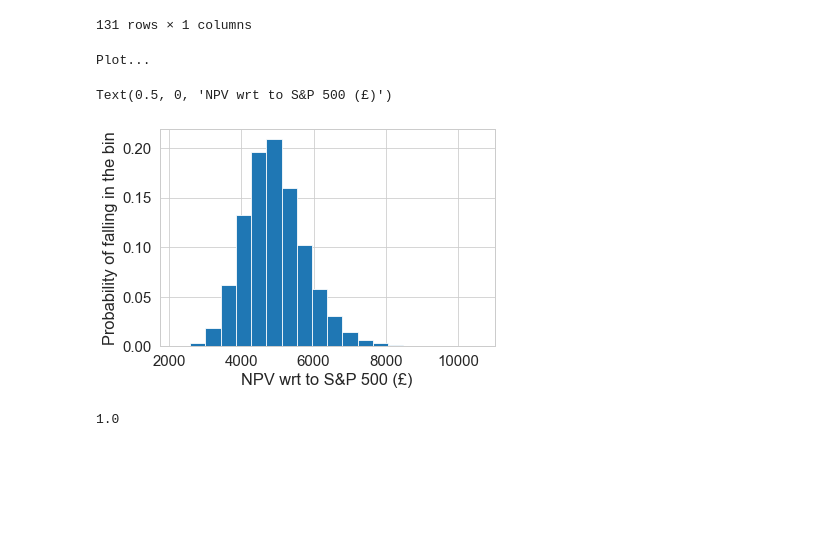
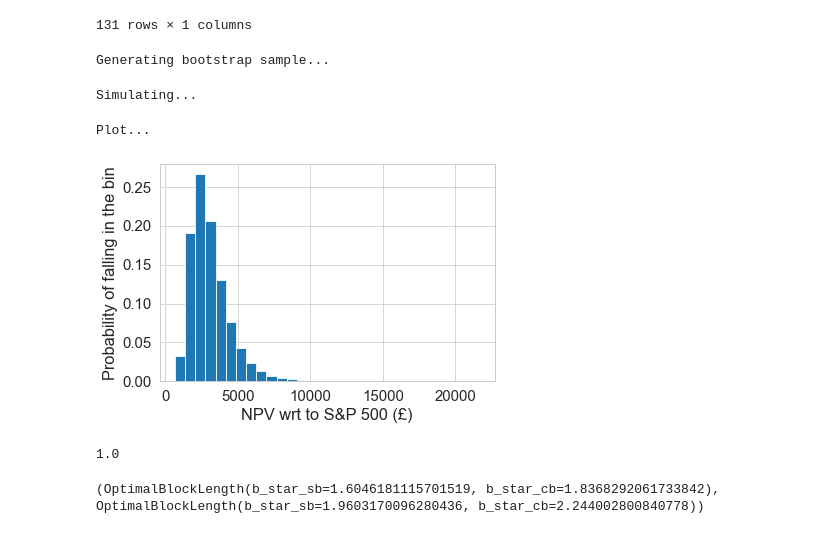
Before and after one commit to Zentrik/Student-Loan-NPV-Calculator-England, a Jupyter notebook: NPV bootstrap.ipynb, the cells around one changed output. Saved outputs shown, nothing was run; the diff lists cells and outputs as text; code cells hidden in the pictures; blank space fills up the shorter version.

```diff
--- a/NPV bootstrap.ipynb
+++ b/NPV bootstrap.ipynb
@@ -244,6 +238,17 @@ def run_simulation(bootstrap_samples, first_payment, lower_taxband, base_yrly_sa
             results.append(run_trial(each))
 
     return np.array(results)
+# %%
+from numba import prange
+
+@njit(parallel=True)
+def run_simulation_numba(bootstrap_samples, first_payment, lower_taxband, base_yrly_salary, real_salary_mnthonmnth_growth, real_avg_salary_mnthonmnth_growth, daterange1, daterange2):
+    results = np.zeros((bootstrap_samples.shape[0], 3))
+
+    for i in prange(bootstrap_samples.shape[0]):
+        results[i] = sim_portfolio(bootstrap_samples[i], first_payment, lower_taxband, base_yrly_salary, real_salary_mnthonmnth_growth, real_avg_salary_mnthonmnth_growth, daterange1, daterange2)
+
+    return results
 # %%
 """
 returns_df:           the dataframe of sp500 and cpi monthly percentage change from previous month
@@ -270,27 +275,34 @@ daterange1 = [d.strftime("%Y-%m-%d")
               for d in pd.date_range(first_payment, "2026-04-05")]
 daterange2 = [d.strftime("%Y-%m-%d")
               for d in pd.date_range("2026-04-06", last_repayment)]
+
+from numba.typed import List
+daterange1_numba = List(daterange1)
+daterange2_numba = List(daterange2)
 # %%
 print('Generating bootstrap sample...')
 bootstrap_samples = gen_bootstrap_samples(
-    sp500_cpi_df, 100000, no_of_months, kind='stationary', block_length=36)
+    sp500_cpi_df, 100000, no_of_months, kind='stationary', block_length=2)
 # block length was 10 years in example, however that is almost all of the data
-
-print('Simulating...')
-results = run_simulation(bootstrap_samples, first_payment, lower_taxband, base_yrly_salary,
-                         real_salary_mnthonmnth_growth, real_avg_salary_mnthonmnth_growth, last_repayment, daterange1, daterange2, 1, 8)
+# %% [output]
+Generating bootstrap sample...
+# %%
+print('Simulating...')
+#results = run_simulation(bootstrap_samples, first_payment, lower_taxband, base_yrly_salary, real_salary_mnthonmnth_growth, real_avg_salary_mnthonmnth_growth, daterange1, daterange2, 1, 8)
+results = run_simulation_numba(bootstrap_samples, first_payment, lower_taxband, base_yrly_salary, real_salary_mnthonmnth_growth, real_avg_salary_mnthonmnth_growth, daterange1_numba, daterange2_numba)
+# %% [output]
+Simulating...
 # %%
 print('Plot...')
 #plt.hist(results[:, 2])
 S = results[:, 2]
-plt.hist(S, weights=np.ones_like(S) / len(S), bins=20)
+plt.hist(S, weights=np.ones_like(S) / len(S), bins=30)
 plt.ylabel("Probability of falling in the bin")
 plt.xlabel("NPV wrt to S&P 500 (£)")
 plt.show() # not necessary, used to hide output of previous command
 # %% [output]
 Plot...
-Text(0.5, 0, 'NPV wrt to S&P 500 (£)')
-[figure, old version]
+[figure, new version]
 # %%
 a = np.array([2.4000e-04, 3.5700e-03, 1.8850e-02, 6.2120e-02, 1.3271e-01,
         1.9577e-01, 2.0879e-01, 1.5949e-01, 1.0199e-01, 5.8350e-02,
@@ -299,3 +311,9 @@ a = np.array([2.4000e-04, 3.5700e-03, 1.8850e-02, 6.2120e-02, 1.3271e-01,
 np.sum(a)
 # %% [output]
 1.0
+# %%
+from recombinator.optimal_block_length import optimal_block_length
+b_star = optimal_block_length(np.array(sp500_cpi_df))
+print(b_star)
+# %% [output]
+(OptimalBlockLength(b_star_sb=1.6046181115701519, b_star_cb=1.8368292061733842), OptimalBlockLength(b_star_sb=1.9603170096280436, b_star_cb=2.244002800840778))
```
Also changed, not shown: parts of 6 cells of this notebook, 3 other files.
